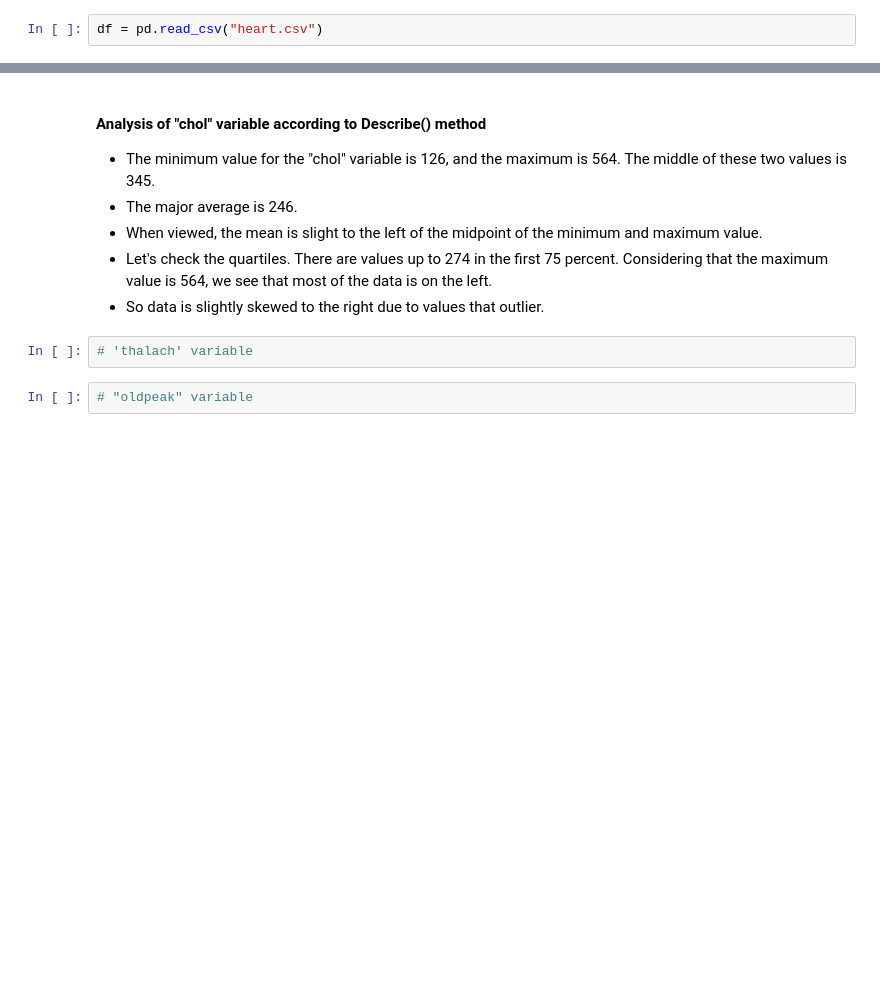
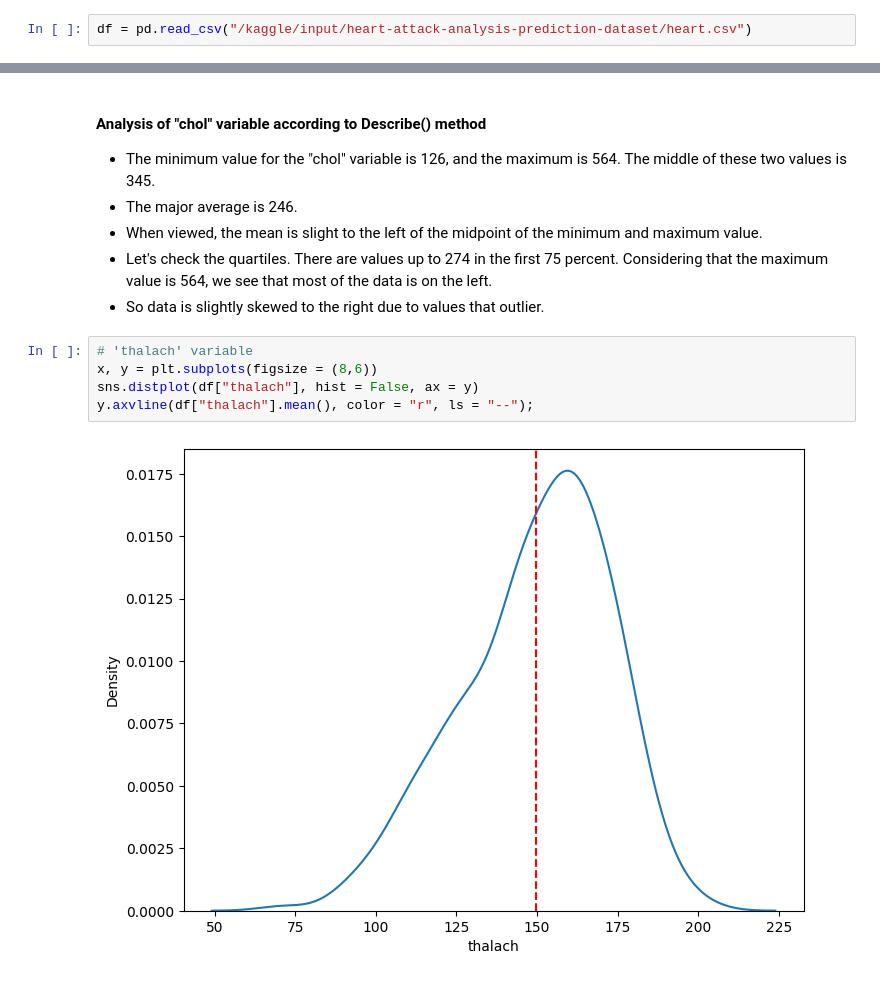
Before and after one commit to rickyalvedro/Group_11_Heart_Attack_Prediction_And_Analysis_ML, a Jupyter notebook: Group_11_Machine_Learning_2023/Code.ipynb, the cells around one changed output, grey strips where cells are left out. Drawn from its saved outputs; the diff is of its cells as text; blank space fills up the shorter version.

Commit message:
Exploratory Data Analysis-Univariate variables

```diff
--- a/Group_11_Machine_Learning_2023/Code.ipynb
+++ b/Group_11_Machine_Learning_2023/Code.ipynb
@@ -123,7 +141,7 @@ import seaborn as sns
 # %% [markdown]
 #### 2.2 Loading the Dataset <a id = 7 ></a>
 # %%
-df = pd.read_csv("heart.csv")
+df = pd.read_csv("/kaggle/input/heart-attack-analysis-prediction-dataset/heart.csv")
 # %%
 df
 # %% [output]
@@ -384,7 +402,10 @@ sns.distplot(df["chol"], hist = False)
 * When viewed, the mean is slight to the left of the midpoint of the minimum and maximum value.
 * Let's check the quartiles. There are values up to 274 in the first 75 percent. Considering that the maximum value is 564, we see that most of the data is on the left.
 * So data is slightly skewed to the right due to values that outlier.
-# %%
-# 'thalach' variable
-# %%
-# "oldpeak" variable
+# %%
+# 'thalach' variable
+x, y = plt.subplots(figsize = (8,6))
+sns.distplot(df["thalach"], hist = False, ax = y)
+y.axvline(df["thalach"].mean(), color = "r", ls = "--");
+# %% [output]
+[figure, added]
```
Also changed, not shown: parts of 38 cells of this notebook.
